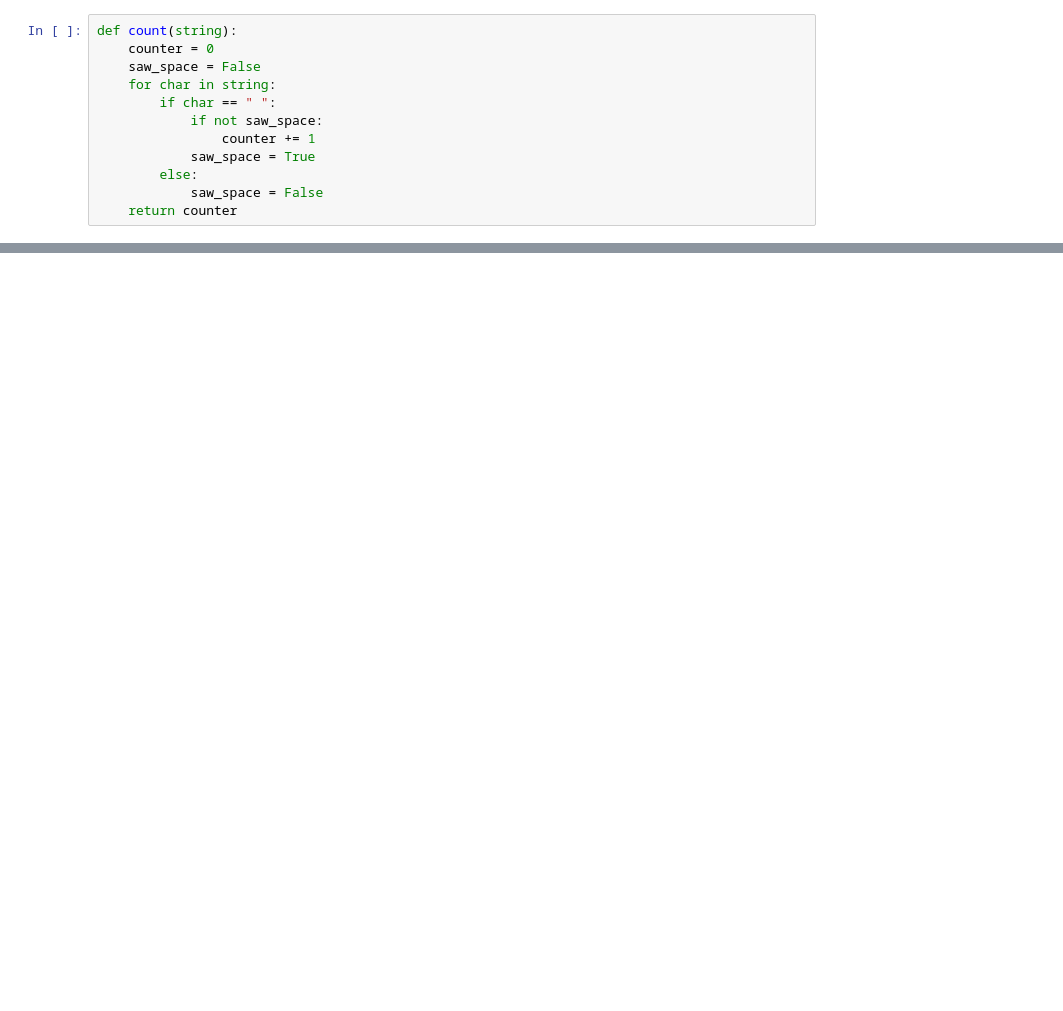
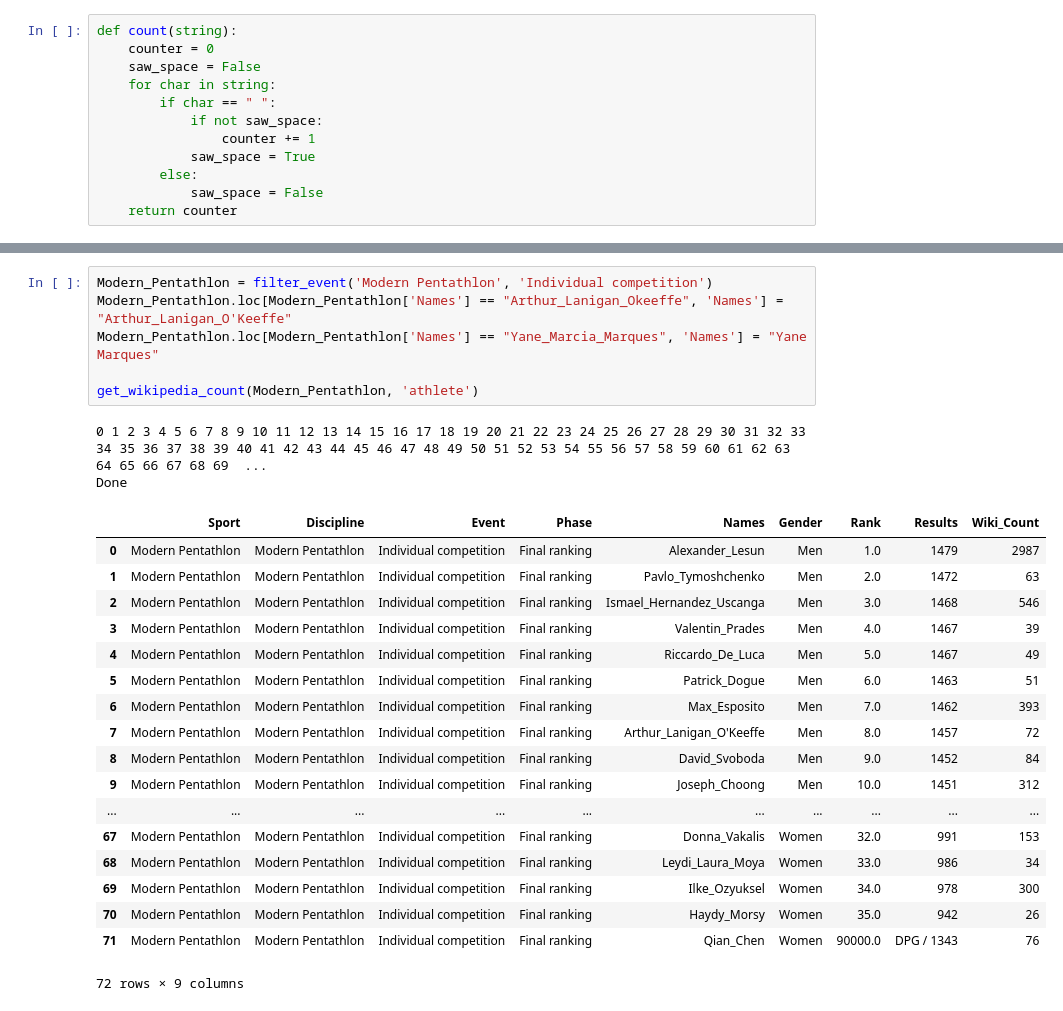
Before and after one commit to Tumbraegel/data-science-project, a Jupyter notebook: Olympic_Dataset_Get_Wikpedia.ipynb, the cells around one changed output, grey strips where cells are left out. Saved outputs shown, nothing was run; the diff lists cells and outputs as text; blank space fills up the shorter version.

```diff
--- a/Olympic_Dataset_Get_Wikpedia.ipynb
+++ b/Olympic_Dataset_Get_Wikpedia.ipynb
@@ -98,0 +232,27 @@ Error
+# %%
+Modern_Pentathlon = filter_event('Modern Pentathlon', 'Individual competition')
+Modern_Pentathlon.loc[Modern_Pentathlon['Names'] == "Arthur_Lanigan_Okeeffe", 'Names'] = "Arthur_Lanigan_O'Keeffe"
+Modern_Pentathlon.loc[Modern_Pentathlon['Names'] == "Yane_Marcia_Marques", 'Names'] = "Yane Marques"
+
+get_wikipedia_count(Modern_Pentathlon, 'athlete')
+# %% [output]
+0 1 2 3 4 5 6 7 8 9 10 11 12 13 14 15 16 17 18 19 20 21 22 23 24 25 26 27 28 29 30 31 32 33 34 35 36 37 38 39 40 41 42 43 44 45 46 47 48 49 50 51 52 53 54 55 56 57 58 59 60 61 62 63 64 65 66 67 68 69  ...
+Done
+|  | Sport | Discipline | Event | Phase | Names | Gender | Rank | Results | Wiki_Count |
+| 0 | Modern Pentathlon | Modern Pentathlon | Individual competition | Final ranking | Alexander_Lesun | Men | 1.0 | 1479 | 2987 |
+| 1 | Modern Pentathlon | Modern Pentathlon | Individual competition | Final ranking | Pavlo_Tymoshchenko | Men | 2.0 | 1472 | 63 |
+| 2 | Modern Pentathlon | Modern Pentathlon | Individual competition | Final ranking | Ismael_Hernandez_Uscanga | Men | 3.0 | 1468 | 546 |
+| 3 | Modern Pentathlon | Modern Pentathlon | Individual competition | Final ranking | Valentin_Prades | Men | 4.0 | 1467 | 39 |
+| 4 | Modern Pentathlon | Modern Pentathlon | Individual competition | Final ranking | Riccardo_De_Luca | Men | 5.0 | 1467 | 49 |
+| 5 | Modern Pentathlon | Modern Pentathlon | Individual competition | Final ranking | Patrick_Dogue | Men | 6.0 | 1463 | 51 |
+| 6 | Modern Pentathlon | Modern Pentathlon | Individual competition | Final ranking | Max_Esposito | Men | 7.0 | 1462 | 393 |
+| 7 | Modern Pentathlon | Modern Pentathlon | Individual competition | Final ranking | Arthur_Lanigan_O'Keeffe | Men | 8.0 | 1457 | 72 |
+| 8 | Modern Pentathlon | Modern Pentathlon | Individual competition | Final ranking | David_Svoboda | Men | 9.0 | 1452 | 84 |
+| 9 | Modern Pentathlon | Modern Pentathlon | Individual competition | Final ranking | Joseph_Choong | Men | 10.0 | 1451 | 312 |
+| ... | ... | ... | ... | ... | ... | ... | ... | ... | ... |
+| 67 | Modern Pentathlon | Modern Pentathlon | Individual competition | Final ranking | Donna_Vakalis | Women | 32.0 | 991 | 153 |
+| 68 | Modern Pentathlon | Modern Pentathlon | Individual competition | Final ranking | Leydi_Laura_Moya | Women | 33.0 | 986 | 34 |
+| 69 | Modern Pentathlon | Modern Pentathlon | Individual competition | Final ranking | Ilke_Ozyuksel | Women | 34.0 | 978 | 300 |
+| 70 | Modern Pentathlon | Modern Pentathlon | Individual competition | Final ranking | Haydy_Morsy | Women | 35.0 | 942 | 26 |
+| 71 | Modern Pentathlon | Modern Pentathlon | Individual competition | Final ranking | Qian_Chen | Women | 90000.0 | DPG / 1343 | 76 |
+72 rows × 9 columns
```
Also changed, not shown: parts of 24 cells of this notebook, 6 other files.
